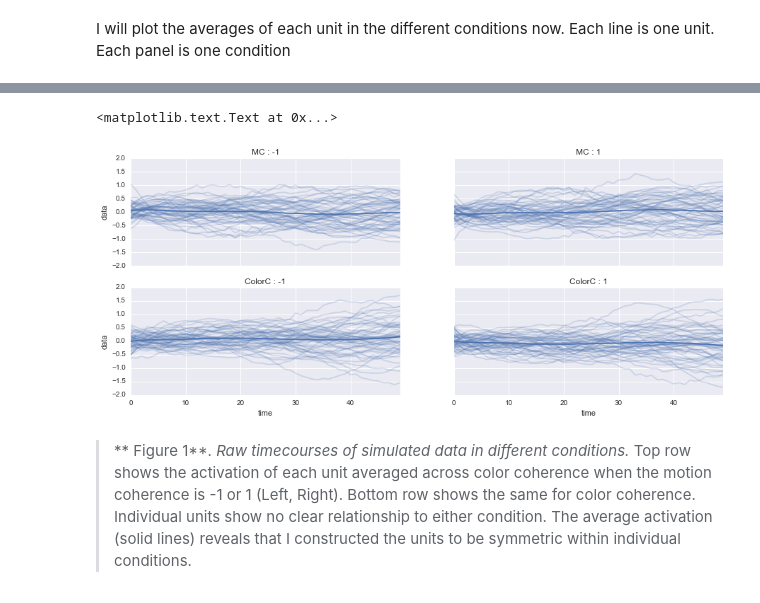
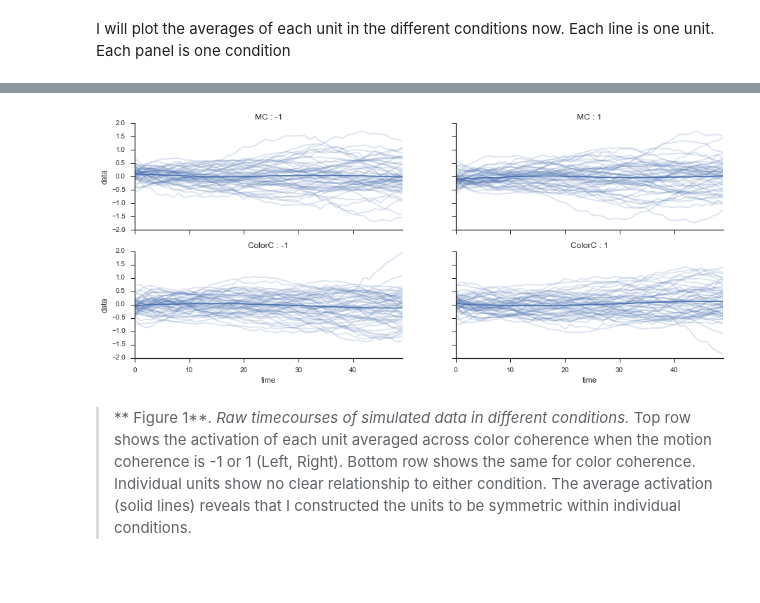
Before and after one commit to nwilming/statespace, a Jupyter notebook: State space analysis.ipynb, the cells around one changed output, grey strips where cells are left out. Drawn from its saved outputs; the diff is of its cells as text; code cells hidden in the pictures.

```diff
--- a/State space analysis.ipynb
+++ b/State space analysis.ipynb
@@ -5,6 +5,7 @@
 import sys
 sys.path.append('/Users/nwilming/u/ocupy/')
 import seaborn as sns
+sns.set_style('ticks')
 from random import choice as randsample
 %matplotlib inline
 
@@ -108,36 +111,37 @@ from matplotlib import gridspec
 gs = GridSpec(2,8)
 subplot(2,2,1)
 dfmc = df.groupby(['time', 'unit', 'mc']).agg(mean).reset_index()
 sns.tsplot(dfmc[dfmc.mc==-1], time='time', unit='unit', value='data', err_style='unit_traces')
 xlabel('')
 ylim([-2,2])
 gca().set_xticklabels([])
 title('MC : -1')
 subplot(2,2,2)
 dfmc = df.groupby(['time', 'unit', 'mc']).agg(mean).reset_index()
 sns.tsplot(dfmc[dfmc.mc==1], time='time', unit='unit', value='data', err_style='unit_traces')
 xlabel('')
 ylabel('')
 ylim([-2,2])
 title('MC : 1')
 gca().set_xticklabels([])
 gca().set_yticklabels([])
 
 subplot(2,2,3)
 dfmc = df.groupby(['time', 'unit', 'colorc']).agg(mean).reset_index()
 sns.tsplot(dfmc[dfmc.colorc==-1], time='time', unit='unit', value='data', err_style='unit_traces')
 ylim([-2,2])
 title('ColorC : -1')
 subplot(2,2,4)
 dfmc = df.groupby(['time', 'unit', 'colorc']).agg(mean).reset_index()
-sns.tsplot(dfmc[dfmc.colorc==1], time='time', unit='unit', value='data', err_style='unit_traces')
+sns.tsplot(dfmc[dfmc.colorc==1], time='time', unit='unit',
+           value='data', err_style='unit_traces')
 ylim([-2,2])
 title('ColorC : 1')
 gca().set_yticklabels([])
 ylabel('')
+sns.despine()
 # %% [output]
-<matplotlib.text.Text at 0x...>
-[figure, old version]
+[figure, new version]
 # %% [markdown]
 > ** Figure 1**. *Raw timecourses of simulated data in different conditions.* Top row shows the activation of each unit averaged across color coherence when the motion coherence is -1 or 1 (Left, Right). Bottom row shows the same for color coherence. Individual units show no clear relationship to either condition. The average activation (solid lines) reveals that I constructed the units to be symmetric within individual conditions.
 # %%
```
Also changed, not shown: parts of 21 cells of this notebook, 5 other files.
